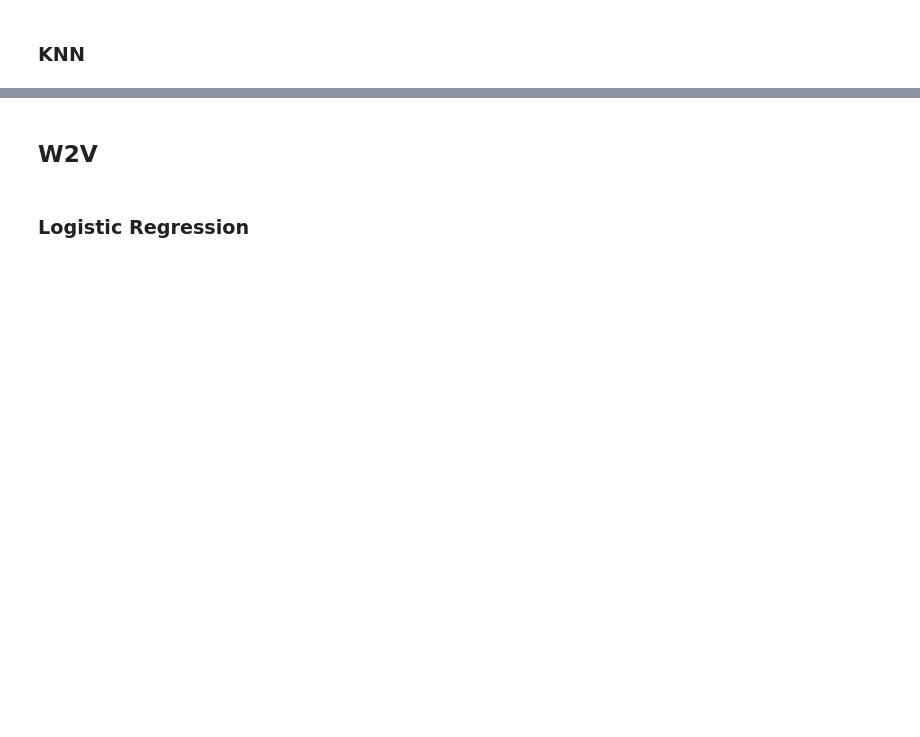
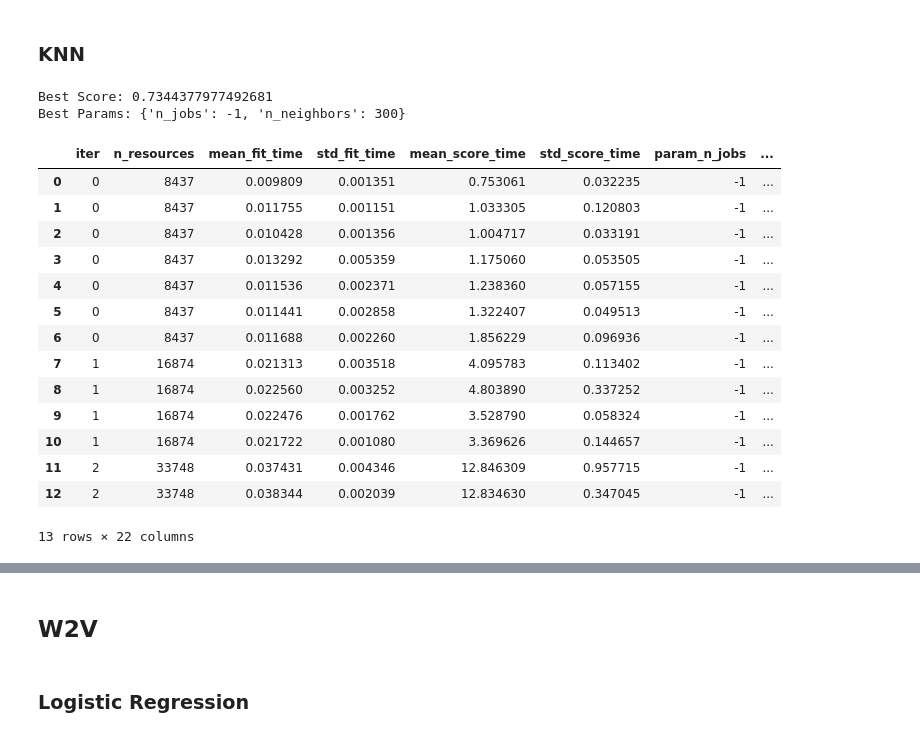
Before and after one commit to mryf323/ml_final_project, a Jupyter notebook: phase1.ipynb, the cells around one changed output, grey strips where cells are left out. Drawn from its saved outputs; the diff is of its cells as text; code cells hidden in the pictures; blank space fills up the shorter version.

```diff
--- a/phase1.ipynb
+++ b/phase1.ipynb
@@ -274,9 +318,28 @@ analysis(Y_test, bow_svm.predict(X_test_bow))
 ### KNN
 # %%
 bow_knn = KNeighborsClassifier()
-bow_knn = GridSearchCV(estimator=bow_knn, param_grid=knn_grid, **general_grid_params)
+bow_knn = HalvingGridSearchCV(estimator=bow_knn, param_grid=knn_grid, cv = 4, scoring='f1', factor=2)
 bow_knn.fit(X_train_bow, Y_train)
-print(f'Best Score: {bow_svm.best_score_}')
-print(f'Best Params: {bow_svm.best_params_}')
+print(f'Best Score: {bow_knn.best_score_}')
+print(f'Best Params: {bow_knn.best_params_}')
+pd.DataFrame(bow_knn.cv_results_)
+# %% [output]
+Best Score: 0.7344377977492681
+Best Params: {'n_jobs': -1, 'n_neighbors': 300}
+|  | iter | n_resources | mean_fit_time | std_fit_time | mean_score_time | std_score_time | param_n_jobs | ... |
+| 0 | 0 | 8437 | 0.009809 | 0.001351 | 0.753061 | 0.032235 | -1 | ... |
+| 1 | 0 | 8437 | 0.011755 | 0.001151 | 1.033305 | 0.120803 | -1 | ... |
+| 2 | 0 | 8437 | 0.010428 | 0.001356 | 1.004717 | 0.033191 | -1 | ... |
+| 3 | 0 | 8437 | 0.013292 | 0.005359 | 1.175060 | 0.053505 | -1 | ... |
+| 4 | 0 | 8437 | 0.011536 | 0.002371 | 1.238360 | 0.057155 | -1 | ... |
+| 5 | 0 | 8437 | 0.011441 | 0.002858 | 1.322407 | 0.049513 | -1 | ... |
+| 6 | 0 | 8437 | 0.011688 | 0.002260 | 1.856229 | 0.096936 | -1 | ... |
+| 7 | 1 | 16874 | 0.021313 | 0.003518 | 4.095783 | 0.113402 | -1 | ... |
+| 8 | 1 | 16874 | 0.022560 | 0.003252 | 4.803890 | 0.337252 | -1 | ... |
+| 9 | 1 | 16874 | 0.022476 | 0.001762 | 3.528790 | 0.058324 | -1 | ... |
+| 10 | 1 | 16874 | 0.021722 | 0.001080 | 3.369626 | 0.144657 | -1 | ... |
+| 11 | 2 | 33748 | 0.037431 | 0.004346 | 12.846309 | 0.957715 | -1 | ... |
+| 12 | 2 | 33748 | 0.038344 | 0.002039 | 12.834630 | 0.347045 | -1 | ... |
+13 rows × 22 columns
 # %%
 analysis(Y_test, bow_svm.predict(X_test_bow))
```
Also changed, not shown: parts of 23 cells of this notebook, 1 other file.
